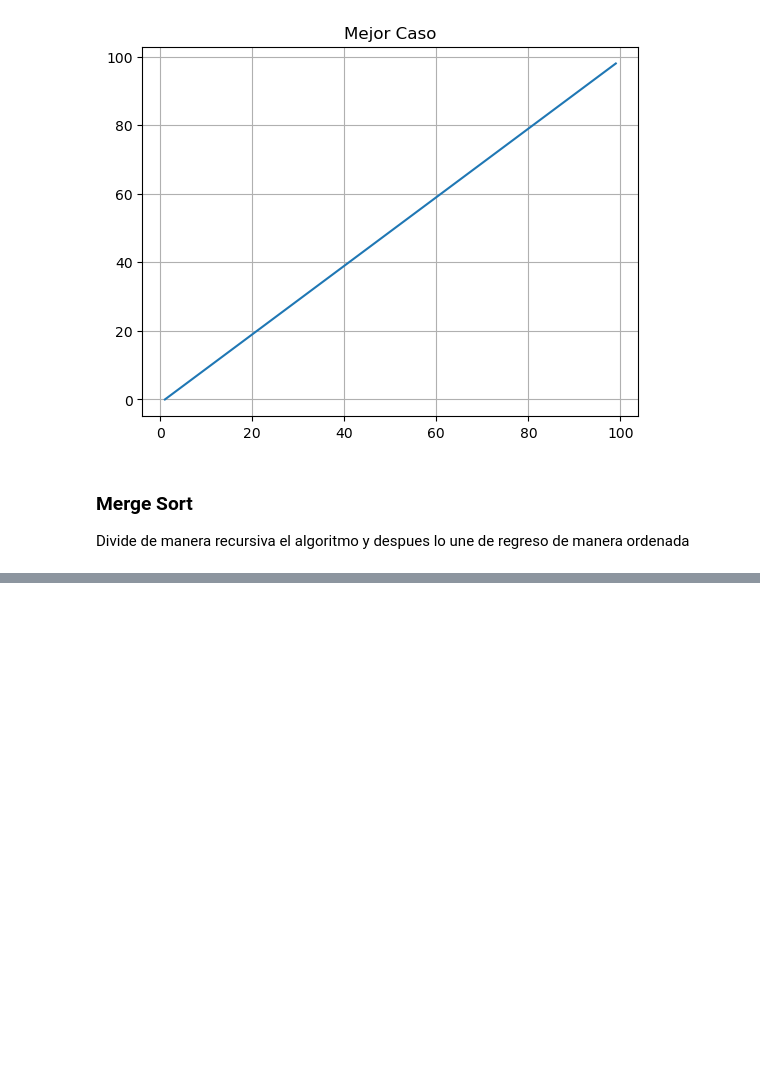
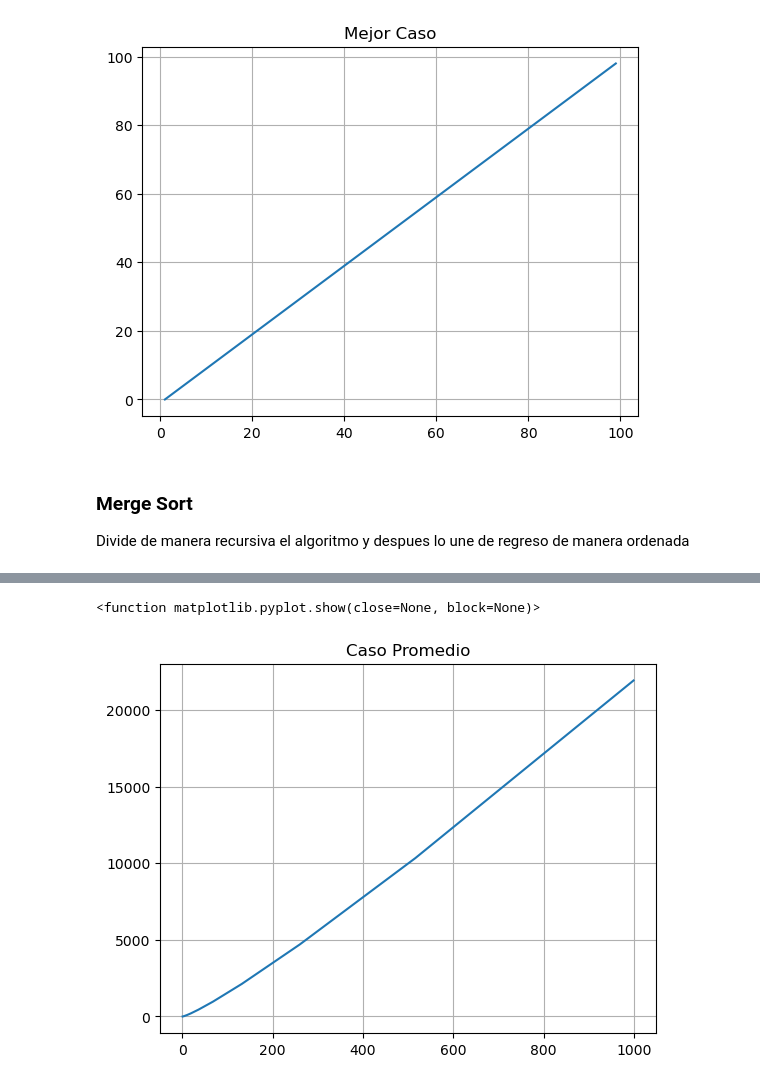
Before and after one commit to Alex-Skywalkr/POO-EDA, a Jupyter notebook: EDA II/Practica1/Practica1.ipynb, the cells around one changed output, grey strips where cells are left out. Cells and saved outputs as stored; diff of their text form; code cells hidden in the pictures; blank space fills up the shorter version.

```diff
--- a/EDA II/Practica1/Practica1.ipynb
+++ b/EDA II/Practica1/Practica1.ipynb
@@ -70,7 +77,7 @@ plt.show
 l = []
 x = []
 y = []
-for i in range(1,100):
+for i in range(1,MAX):
     l.append(i)
     x.append(len(l))
     y.append(bubble_sort(l,0))
@@ -144,0 +169,17 @@ merge_sort(l,)
+# %%
+l = []
+x = []
+y = []
+for i in range(1,MAX):
+    l.append(random.randint(-1000,1000))
+    x.append(len(l))
+    random.shuffle(l)
+    y.append(merge_sort(l,0, len(l)-1,0))
+
+plt.plot(x,y, label = 'merge Sort')
+plt.title("Caso Promedio")
+plt.grid(True)
+plt.show
+# %% [output]
+<function matplotlib.pyplot.show(close=None, block=None)>
+[figure, added]
```
Also changed, not shown: parts of 9 cells of this notebook.
